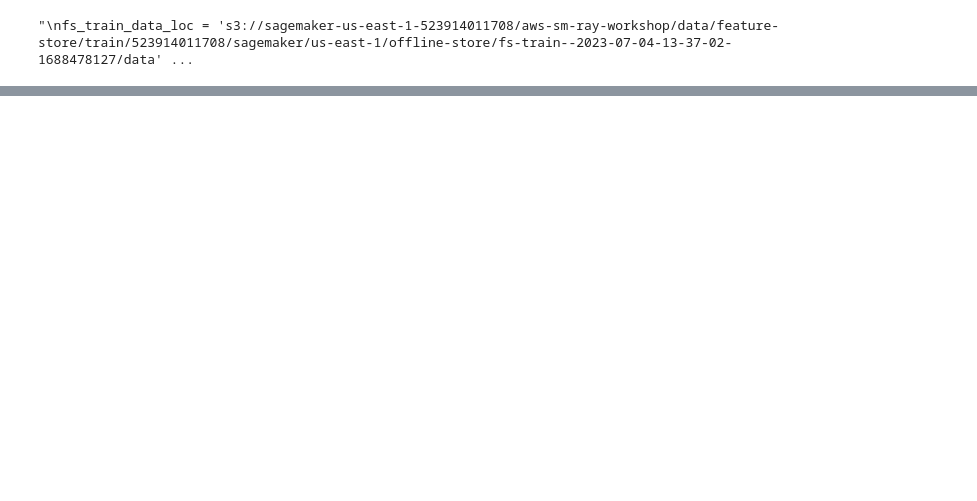
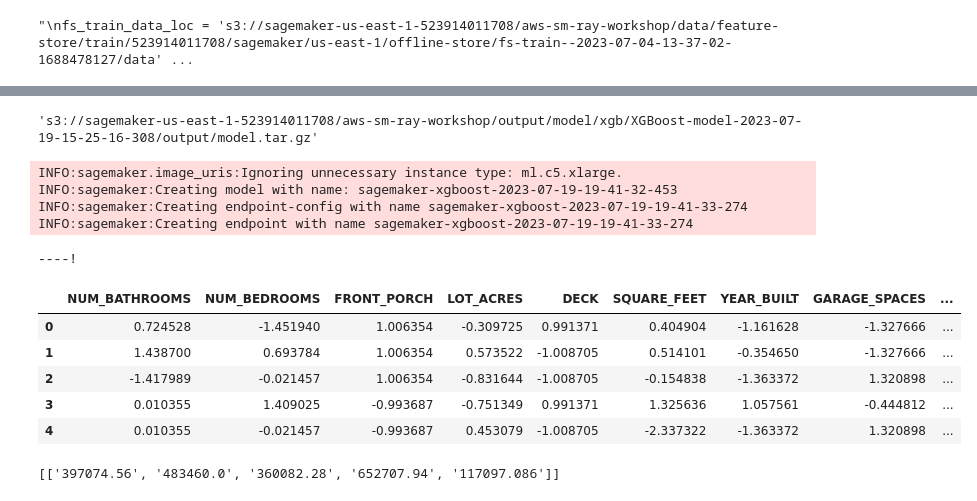
Before and after one commit to aws-samples/aws-samples-for-ray, a Jupyter notebook: 2-training-registry-ray.ipynb, the cells around one changed output, grey strips where cells are left out. Drawn from its saved outputs; the diff is of its cells as text; code cells hidden in the pictures; blank space fills up the shorter version.

Commit message:
Commit to preserve the model based deploy step

```diff
--- a/2-training-registry-ray.ipynb
+++ b/2-training-registry-ray.ipynb
@@ -511,0 +617,35 @@ Stored 'fs_test_data_loc' (str)
+# %%
+model_data_path
+# %% [output]
+'s3://sagemaker-us-east-1-523914011708/aws-sm-ray-workshop/output/model/xgb/XGBoost-model-2023-07-19-15-25-16-308/output/model.tar.gz'
+# %%
+from sagemaker.serializers import CSVSerializer
+from sagemaker.deserializers import JSONDeserializer, CSVDeserializer
+predictor = xgb_inference_model.deploy(
+    initial_instance_count=1,
+    instance_type="ml.c5.xlarge",
+    serializer=CSVSerializer(),
+    deserializer=CSVDeserializer()
+)
+# %% [output]
+INFO:sagemaker.image_uris:Ignoring unnecessary instance type: ml.c5.xlarge.
+INFO:sagemaker:Creating model with name: sagemaker-xgboost-2023-07-19-19-41-32-453
+INFO:sagemaker:Creating endpoint-config with name sagemaker-xgboost-2023-07-19-19-41-33-274
+INFO:sagemaker:Creating endpoint with name sagemaker-xgboost-2023-07-19-19-41-33-274
+----!
+# %%
+import pandas as pd
+
+df = pd.read_csv("./data/processed/test/4e6a5839a2c240ae9ae86ad10e699a7c_000000.csv")
+
+dropped_df = df.drop(columns=["PRICE"])
+df.head(5)
+# Get a real-time prediction (only predicting the 1st 5 row to reduce output size)
+#
+# %% [output]
+|  | NUM_BATHROOMS | NUM_BEDROOMS | FRONT_PORCH | LOT_ACRES | DECK | SQUARE_FEET | YEAR_BUILT | GARAGE_SPACES | ... |
+| 0 | 0.724528 | -1.451940 | 1.006354 | -0.309725 | 0.991371 | 0.404904 | -1.161628 | -1.327666 | ... |
+| 1 | 1.438700 | 0.693784 | 1.006354 | 0.573522 | -1.008705 | 0.514101 | -0.354650 | -1.327666 | ... |
+| 2 | -1.417989 | -0.021457 | 1.006354 | -0.831644 | -1.008705 | -0.154838 | -1.363372 | 1.320898 | ... |
+| 3 | 0.010355 | 1.409025 | -0.993687 | -0.751349 | 0.991371 | 1.325636 | 1.057561 | -0.444812 | ... |
+| 4 | 0.010355 | -0.021457 | -0.993687 | 0.453079 | -1.008705 | -2.337322 | -1.363372 | 1.320898 | ... |
@@ -511,0 +654,4 @@ Stored 'fs_test_data_loc' (str)
+# %%
+preds
+# %% [output]
+[['397074.56', '483460.0', '360082.28', '652707.94', '117097.086']]
```
Also changed, not shown: parts of 32 cells of this notebook.
